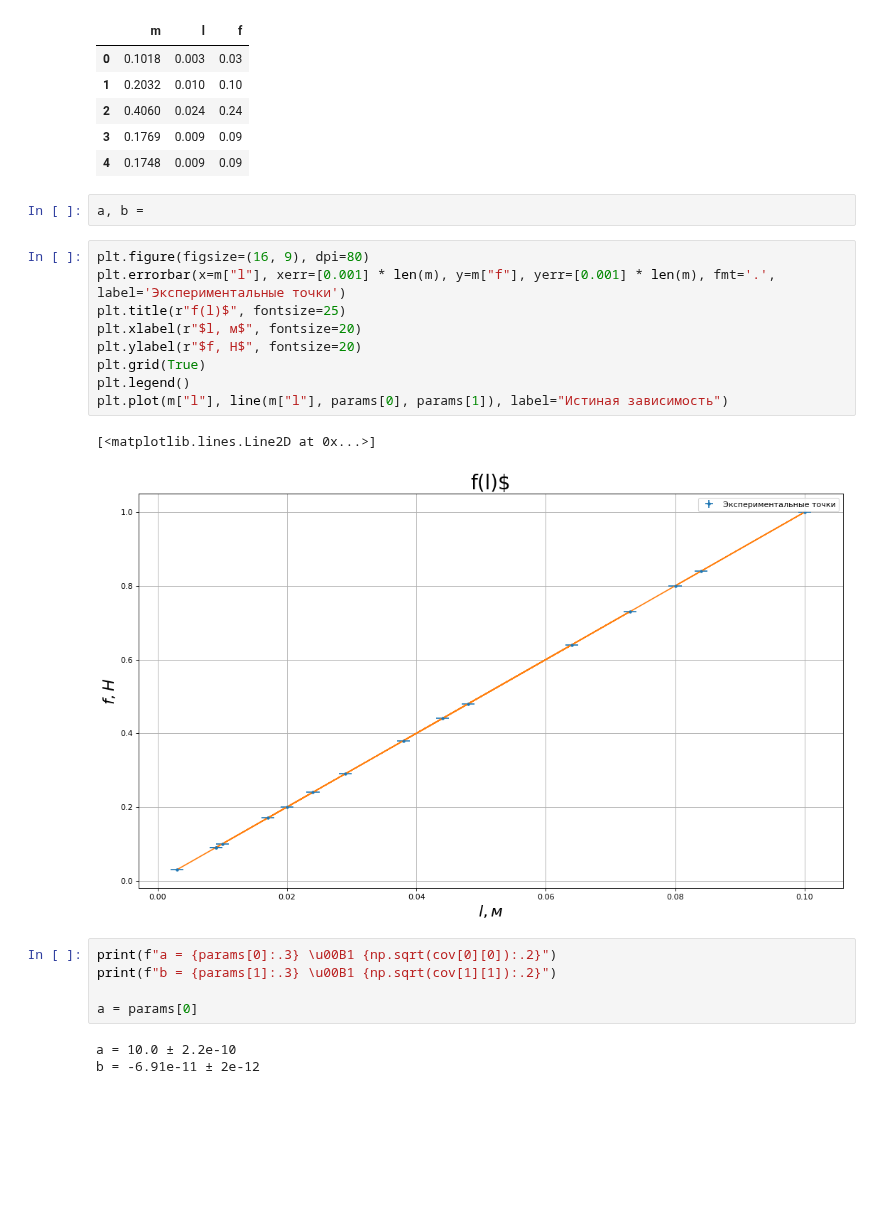
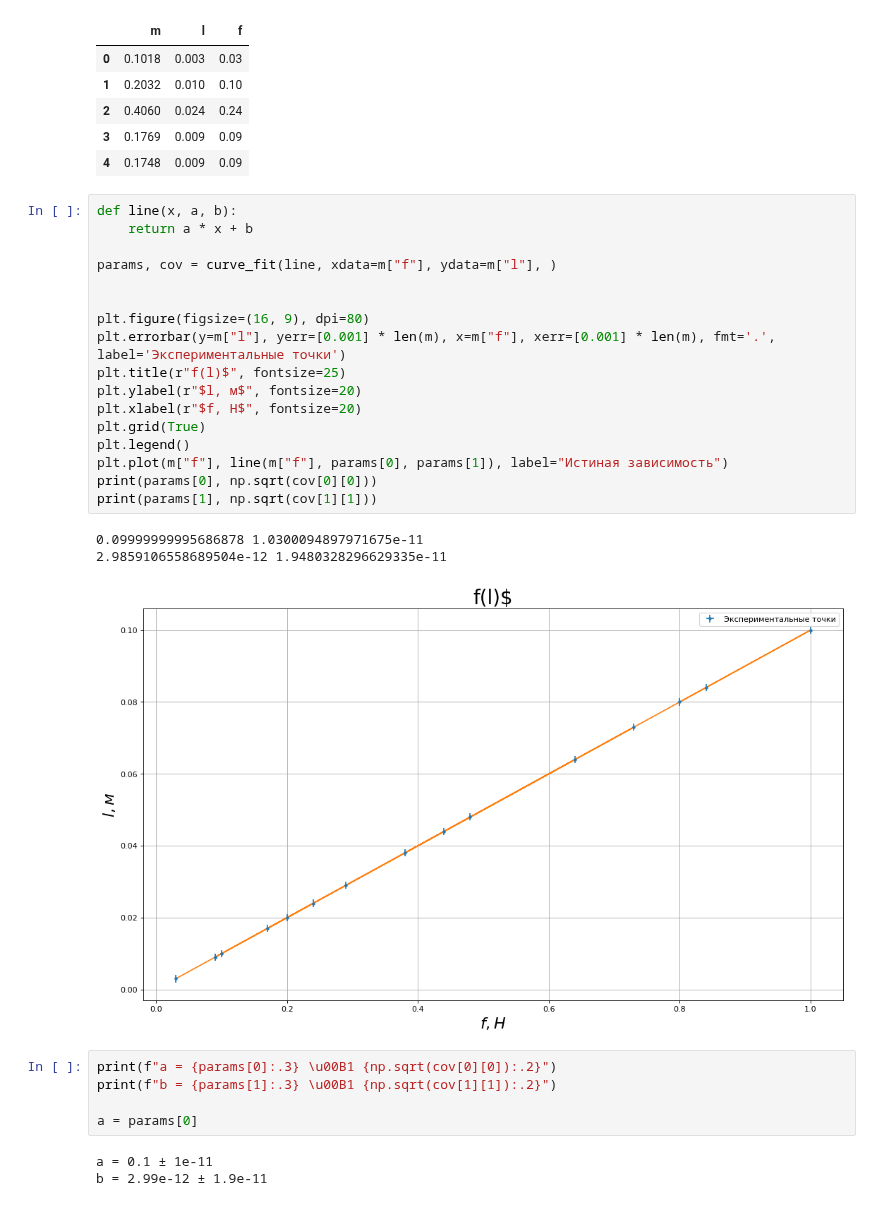
Before and after one commit to skolkovo-bba/labs3, a Jupyter notebook: 2.1.5/lab.ipynb, the cells around one changed output. Drawn from its saved outputs; the diff is of its cells as text; blank space fills up the shorter version.

```diff
--- a/2.1.5/lab.ipynb
+++ b/2.1.5/lab.ipynb
@@ -16,28 +16,35 @@ m.head()
 | 2 | 0.4060 | 0.024 | 0.24 |
 | 3 | 0.1769 | 0.009 | 0.09 |
 | 4 | 0.1748 | 0.009 | 0.09 |
-# %%
-a, b =
 # %%
+def line(x, a, b):
+    return a * x + b
+
+params, cov = curve_fit(line, xdata=m["f"], ydata=m["l"], )
+
+
 plt.figure(figsize=(16, 9), dpi=80)
-plt.errorbar(x=m["l"], xerr=[0.001] * len(m), y=m["f"], yerr=[0.001] * len(m), fmt='.', label='Экспериментальные точки')
+plt.errorbar(y=m["l"], yerr=[0.001] * len(m), x=m["f"], xerr=[0.001] * len(m), fmt='.', label='Экспериментальные точки')
 plt.title(r"f(l)$", fontsize=25)
-plt.xlabel(r"$l, м$", fontsize=20)
-plt.ylabel(r"$f, H$", fontsize=20)
+plt.ylabel(r"$l, м$", fontsize=20)
+plt.xlabel(r"$f, H$", fontsize=20)
 plt.grid(True)
 plt.legend()
-plt.plot(m["l"], line(m["l"], params[0], params[1]), label="Истиная зависимость")
+plt.plot(m["f"], line(m["f"], params[0], params[1]), label="Истиная зависимость")
+print(params[0], np.sqrt(cov[0][0]))
+print(params[1], np.sqrt(cov[1][1]))
 # %% [output]
-[<matplotlib.lines.Line2D at 0x...>]
+0.09999999995686878 1.0300094897971675e-11
+2.9859106558689504e-12 1.9480328296629335e-11
-[figure, old version]
+[figure, new version]
 # %%
 print(f"a = {params[0]:.3} \u00B1 {np.sqrt(cov[0][0]):.2}")
 print(f"b = {params[1]:.3} \u00B1 {np.sqrt(cov[1][1]):.2}")
 
 a = params[0]
 # %% [output]
-a = 10.0 ± 2.2e-10
-b = -6.91e-11 ± 2e-12
+a = 0.1 ± 1e-11
+b = 2.99e-12 ± 1.9e-11
 # %%
 a * 0.11 / (0.00175 * 0.012)
 # %% [output]
```
Also changed, not shown: parts of 1 cell of this notebook.
